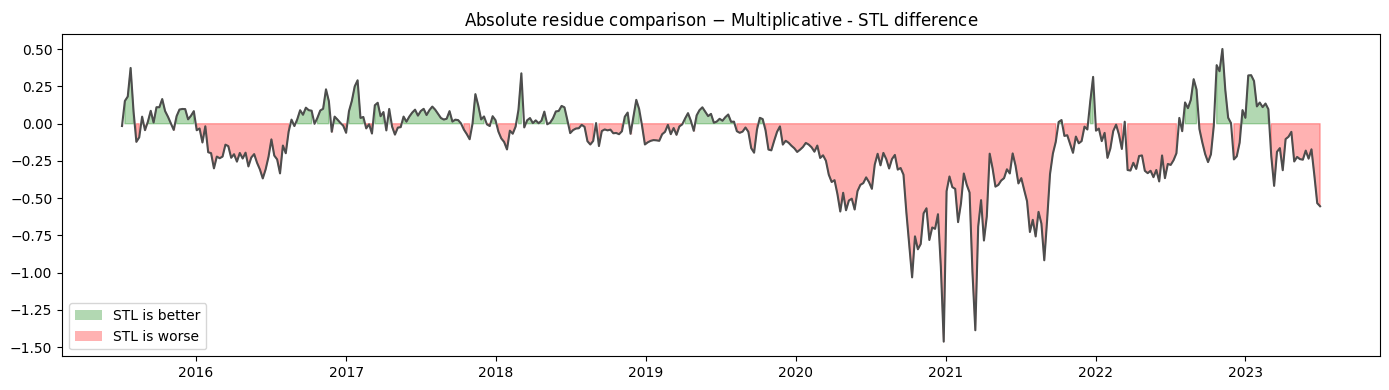
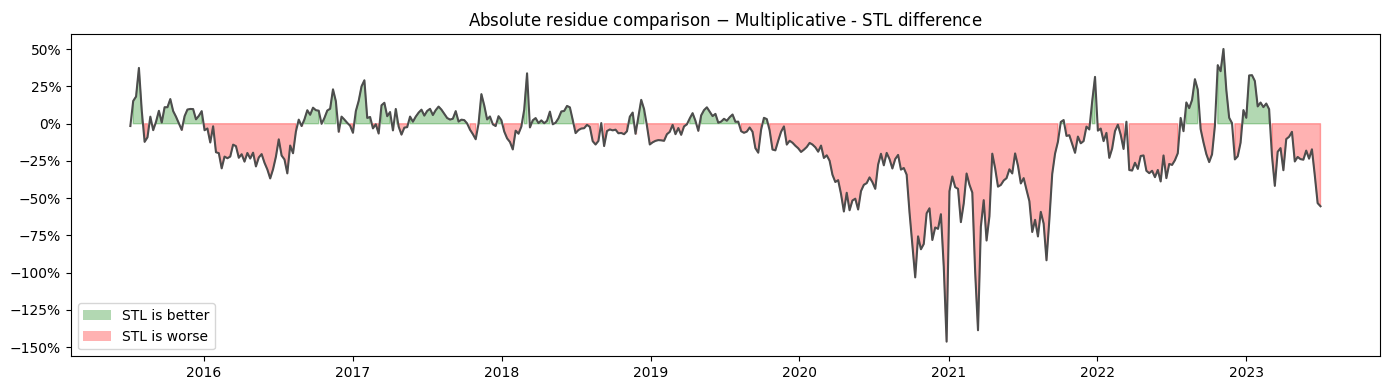
Unified diff of the notebook cell whose output changed from the first chart to the second:
--- before
+++ after
@@ -6,4 +6,5 @@
 ax.fill_between(comparison.index, comparison.values, where=comparison.values<0, color='red', alpha=0.3)
 ax.set_title("Absolute residue comparison $-$ Multiplicative - STL difference")
+ax.yaxis.set_major_formatter(mtick.PercentFormatter(xmax=1.0))
 # ax.annotate("Multiplicative beats STL", xy=(0.7, 0.5),xytext=(0.8,0.2), xycoords='axes fraction', textcoords='axes fraction',
             # arrowprops=dict(facecolor='black', arrowstyle='wedge'))

Commit: Added missing values handling